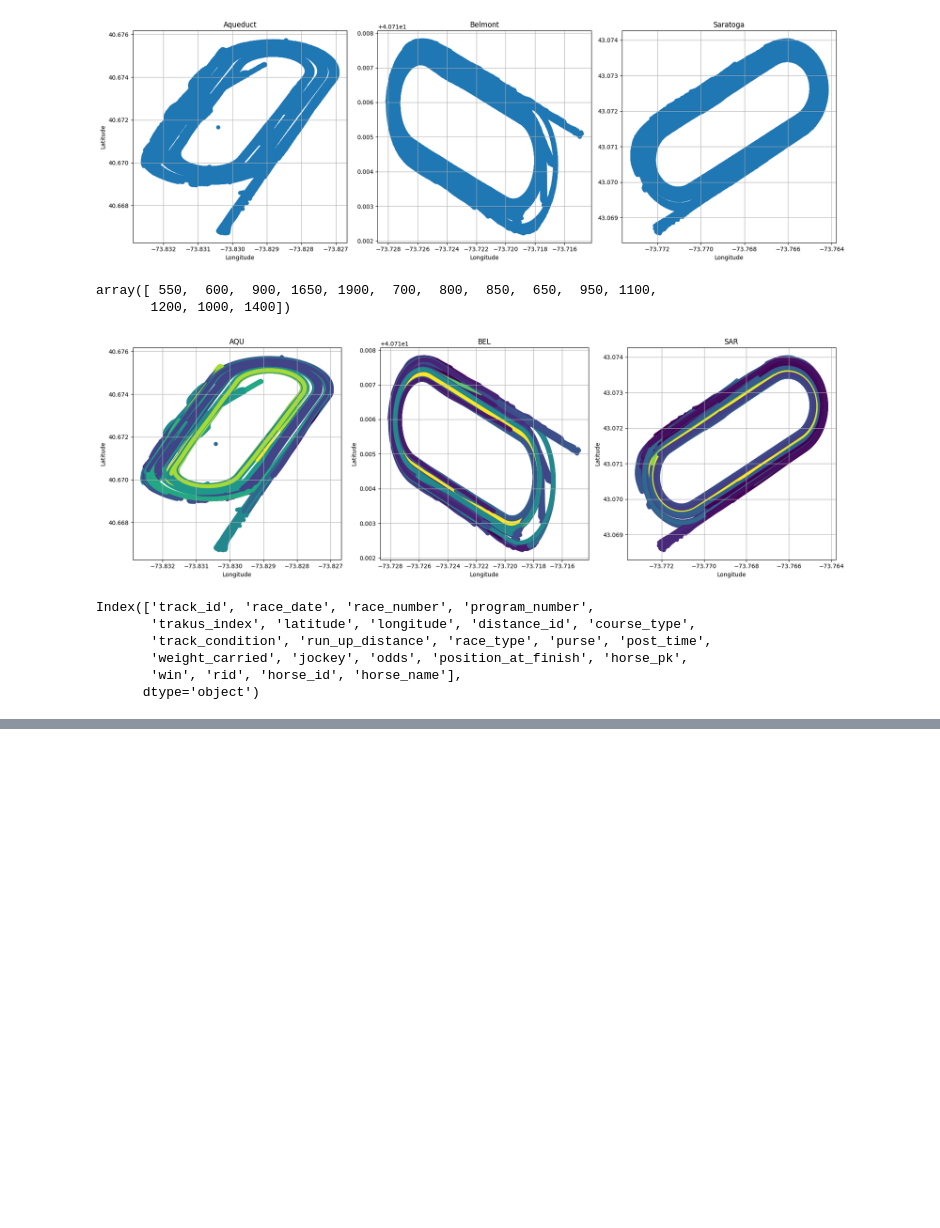
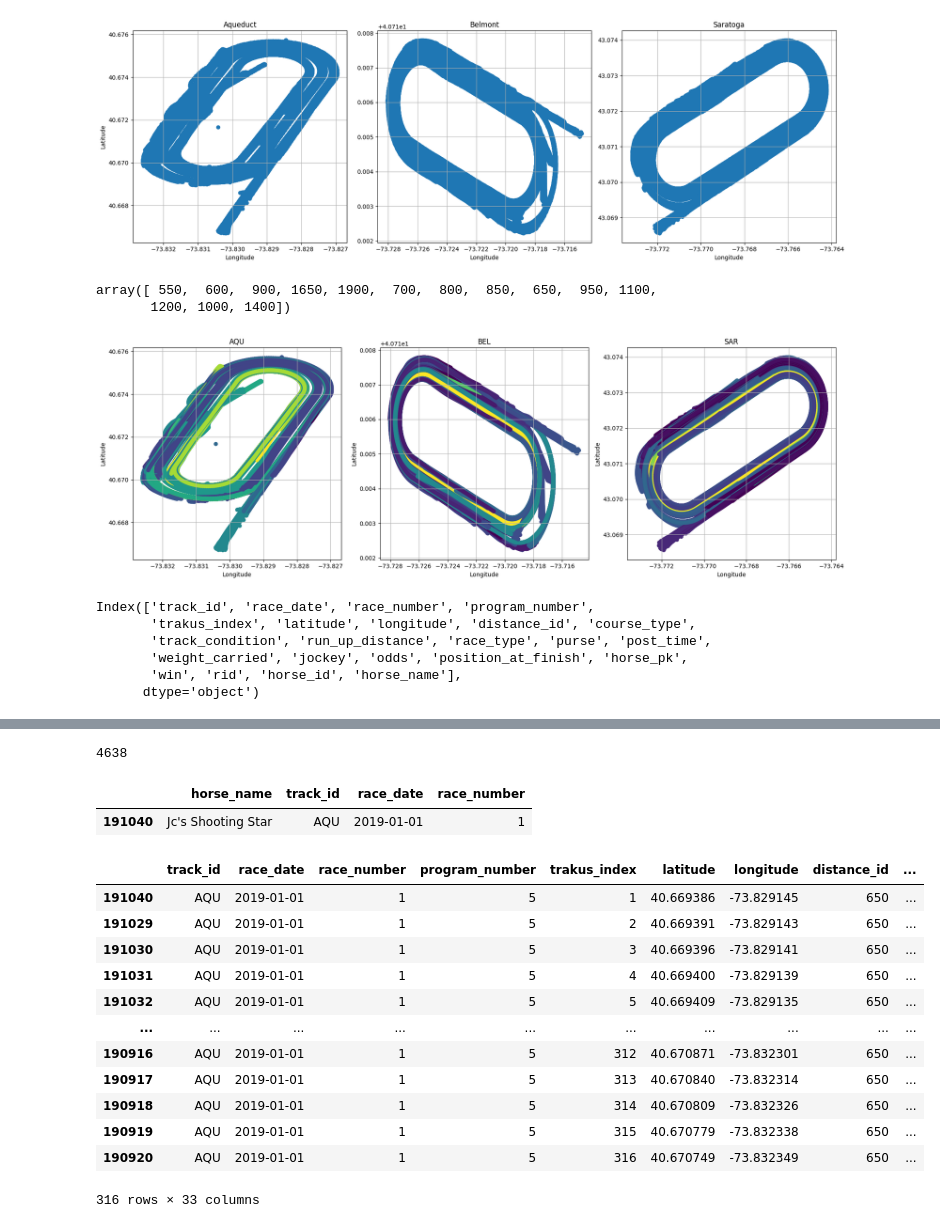
Before and after one commit to sajodajo/HorseRacing, a Jupyter notebook: notebooks/1_EDA_SJ.ipynb, the cells around one changed output, grey strips where cells are left out. Drawn from its saved outputs; the diff is of its cells as text; code cells hidden in the pictures; blank space fills up the shorter version.

```diff
--- a/notebooks/1_EDA_SJ.ipynb
+++ b/notebooks/1_EDA_SJ.ipynb
@@ -308,0 +212,30 @@ df[['post_time','timestamp']].sample(20)
+# %%
+# For row in df, if rid, horse_id is the same as the previous row, then calculate the distance between the lat/lon of the above row and the lat/lon of the current row
+def haversine(lat1, lon1, lat2, lon2):
+    # Convert latitude and longitude from degrees to radians
+    lat1, lon1, lat2, lon2 = map(np.radians, [lat1, lon1, lat2, lon2])
+
+    # Haversine formula
+    dlon = lon2 - lon1
+    dlat = lat2 - lat1
+    a = np.sin(dlat / 2)**2 + np.cos(lat1) * np.cos(lat2) * np.sin(dlon / 2)**2
+    c = 2 * np.arctan2(np.sqrt(a), np.sqrt(1 - a))
+    r = 6371  # Radius of Earth in kilometers
+    return c * r
+
+import numpy as np
+
+# Assuming df is already sorted by rid, horse_id, and timestamp
+df = df.sort_values(by=['rid', 'horse_id', 'timestamp'])
+
+# Shift values
+df['prev_latitude'] = df['latitude'].shift()
+df['prev_longitude'] = df['longitude'].shift()
+df['prev_rid'] = df['rid'].shift()
+df['prev_horse_id'] = df['horse_id'].shift()
+
+# Compute distance only if rid and horse_id are the same
+mask = (df['rid'] == df['prev_rid']) & (df['horse_id'] == df['prev_horse_id'])
+df['distance_km'] = np.where( mask, haversine(df['prev_latitude'], df['prev_longitude'], df['latitude'], df['longitude']), 0)
+
+df['speed_kmh'] = df['distance_km'] / 0.25 / 3600
@@ -308,0 +289,32 @@ df[['post_time','timestamp']].sample(20)
+# %%
+df['horse_id'].nunique()
+# %% [output]
+4638
+# %%
+df['hrid'] = df['rid'].astype(str) + df['horse_id'].astype(str)
+# %%
+def performanceCheck(df, horseName,trackID,raceDate,raceNumber):
+    mask = (df['horse_name'] == horseName) & (df['track_id']==trackID) & (df['race_date']==raceDate) & (df['race_number']==raceNumber)
+    df = df[mask]
+    return df
+# %%
+df[['horse_name','track_id','race_date','race_number']].head(1)
+# %% [output]
+|  | horse_name | track_id | race_date | race_number |
+| 191040 | Jc's Shooting Star | AQU | 2019-01-01 | 1 |
+# %%
+performanceCheck(df, "Jc's Shooting Star",'AQU','2019-01-01',1)
+# %% [output]
+|  | track_id | race_date | race_number | program_number | trakus_index | latitude | longitude | distance_id | ... |
+| 191040 | AQU | 2019-01-01 | 1 | 5 | 1 | 40.669386 | -73.829145 | 650 | ... |
+| 191029 | AQU | 2019-01-01 | 1 | 5 | 2 | 40.669391 | -73.829143 | 650 | ... |
+| 191030 | AQU | 2019-01-01 | 1 | 5 | 3 | 40.669396 | -73.829141 | 650 | ... |
+| 191031 | AQU | 2019-01-01 | 1 | 5 | 4 | 40.669400 | -73.829139 | 650 | ... |
+| 191032 | AQU | 2019-01-01 | 1 | 5 | 5 | 40.669409 | -73.829135 | 650 | ... |
+| ... | ... | ... | ... | ... | ... | ... | ... | ... | ... |
+| 190916 | AQU | 2019-01-01 | 1 | 5 | 312 | 40.670871 | -73.832301 | 650 | ... |
+| 190917 | AQU | 2019-01-01 | 1 | 5 | 313 | 40.670840 | -73.832314 | 650 | ... |
+| 190918 | AQU | 2019-01-01 | 1 | 5 | 314 | 40.670809 | -73.832326 | 650 | ... |
+| 190919 | AQU | 2019-01-01 | 1 | 5 | 315 | 40.670779 | -73.832338 | 650 | ... |
+| 190920 | AQU | 2019-01-01 | 1 | 5 | 316 | 40.670749 | -73.832349 | 650 | ... |
+316 rows × 33 columns
```
Also changed, not shown: parts of 11 cells of this notebook.
